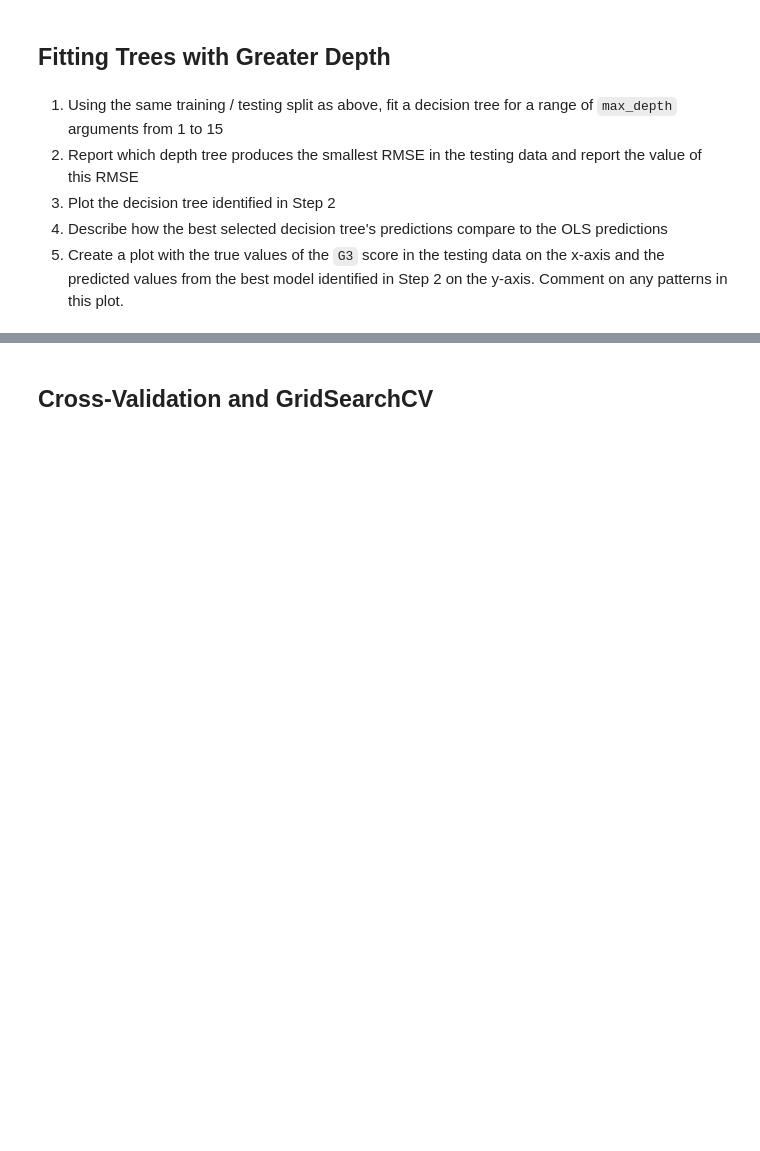
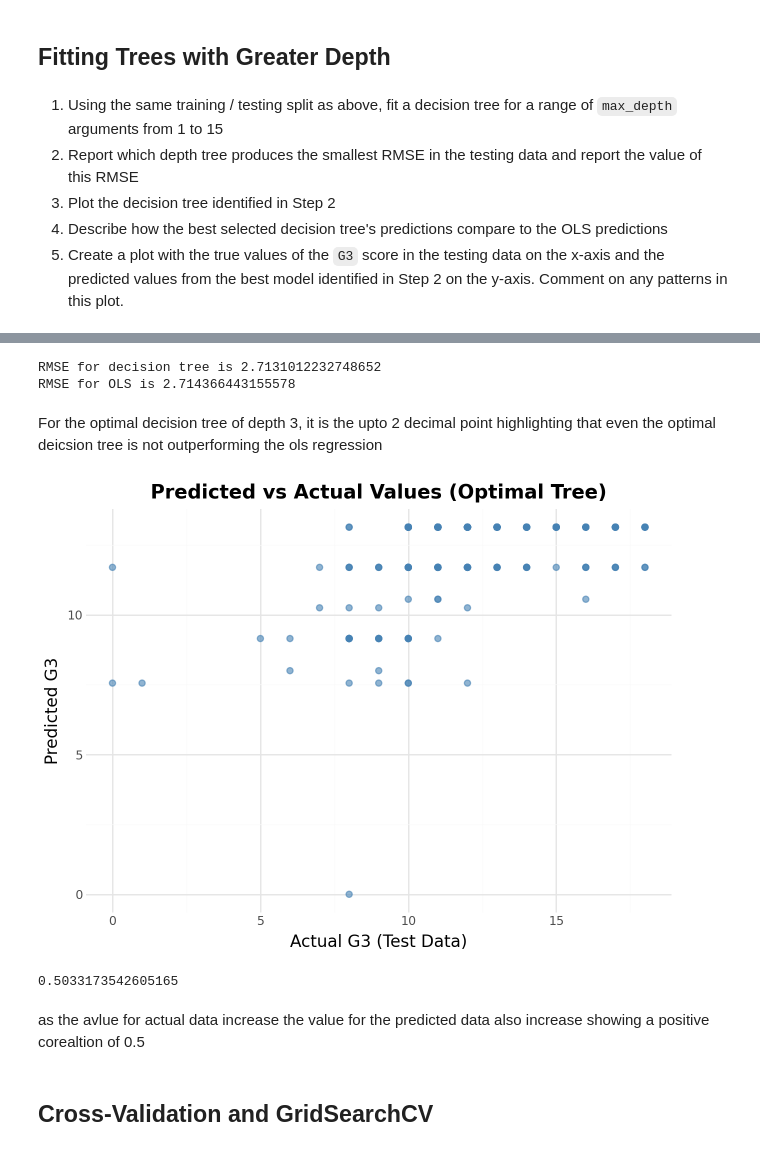
Before and after one commit to MuhammadSaadSiddiqi/PP422_ProblemSets, a Jupyter notebook: Problem Set 2/PP422 Problem Set 10.ipynb, the cells around one changed output, grey strips where cells are left out. Drawn from its saved outputs; the diff is of its cells as text; code cells hidden in the pictures; blank space fills up the shorter version.

```diff
--- a/Problem Set 2/PP422 Problem Set 10.ipynb
+++ b/Problem Set 2/PP422 Problem Set 10.ipynb
@@ -100,3 +314,44 @@ Using the same training / testing split as above, fit a LASSO Model with cross-v
+# %%
+# part 4
+print(f'RMSE for decision tree is {rmse_dt_array[np.argmin(rmse_dt_array)]}')
+print(f'RMSE for OLS is {ols_rms}')
+# %% [output]
+RMSE for decision tree is 2.7131012232748652
+RMSE for OLS is 2.714366443155578
+# %% [markdown]
+For the optimal decision tree of depth 3, it is the upto 2 decimal point highlighting that even the optimal deicsion tree is not outperforming the ols regression
+# %%
+from plotnine import *
+
+plot_data = pd.DataFrame({
+    'Actual': y_test,
+    'Predicted': optimal_tree_y_pred
+})
+
+# Create the ggplot
+(ggplot(plot_data, aes(x='Actual', y='Predicted'))
+ + geom_point(alpha=0.6, color='steelblue', size=2)
+#  + geom_abline(intercept=0, slope=1, color='red', linetype='dashed', size=1)
+ + labs(
+     title='Predicted vs Actual Values (Optimal Tree)',
+     x='Actual G3 (Test Data)',
+     y='Predicted G3'
+ )
+ + theme_minimal()
+ + theme(
+     plot_title=element_text(size=14, face='bold'),
+     axis_title=element_text(size=12)
+ )
+)
+# %% [output]
+[figure, added]
+# %%
+correlation = np.corrcoef(y_test, optimal_tree_y_pred)[0, 1]
+print(correlation)
+# %% [output]
+0.5033173542605165
+# %% [markdown]
+as the avlue for actual data increase the value for the predicted data also increase showing a positive corealtion of 0.5
 # %% [markdown]
 ## Cross-Validation and GridSearchCV
 # %% [markdown]
```
Also changed, not shown: parts of 44 cells of this notebook.
